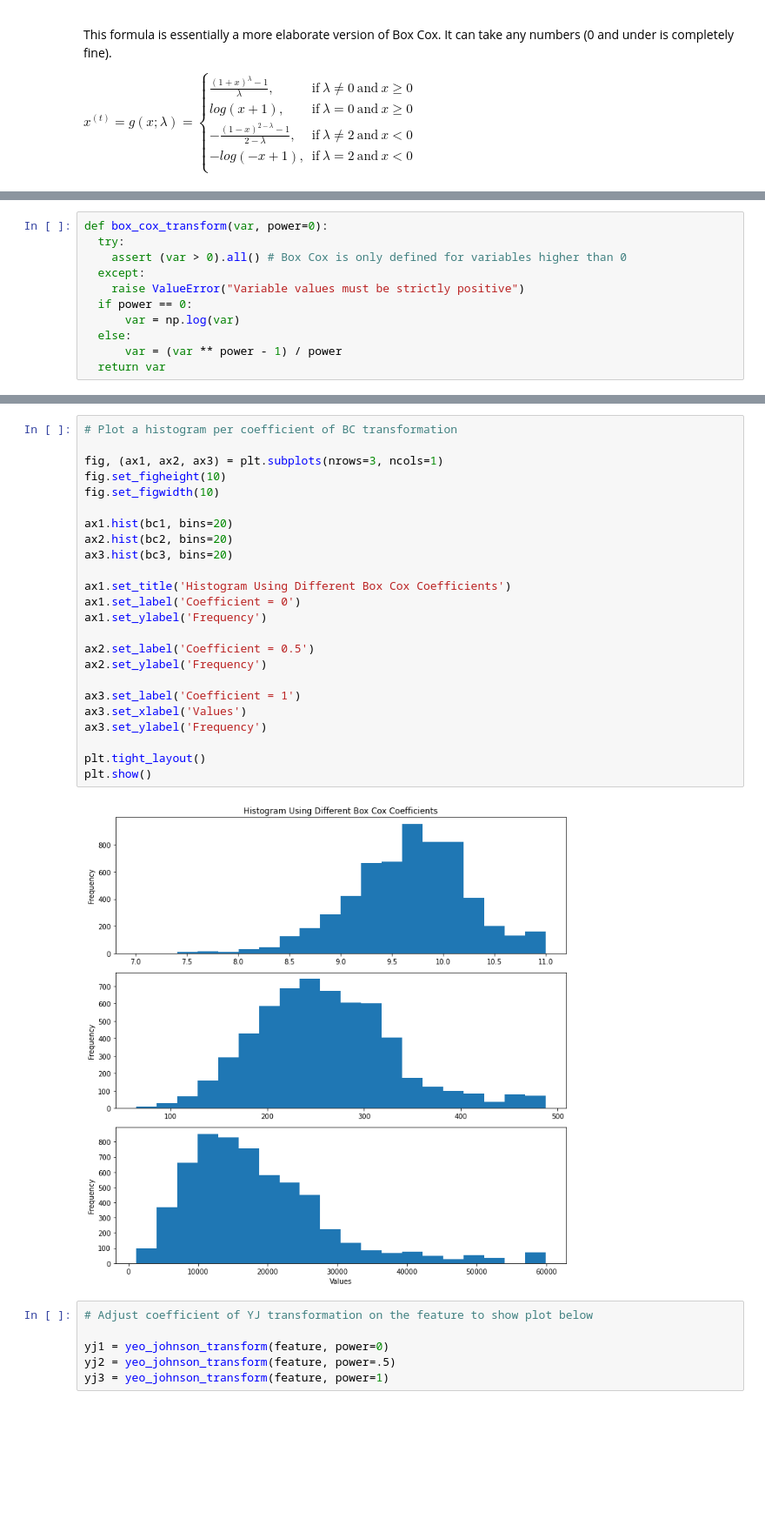
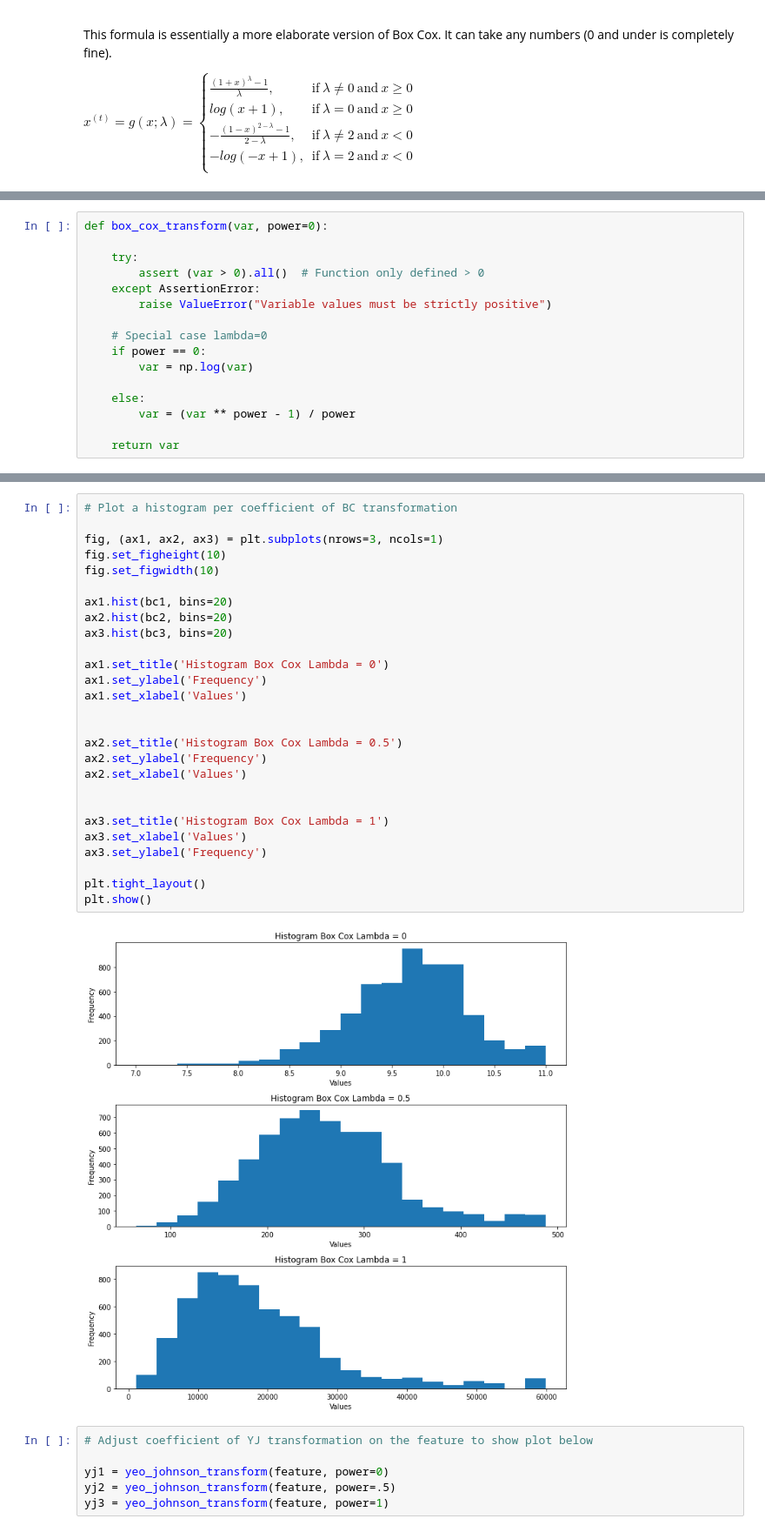
Before and after one commit to Humboldt-WI/bads, a Jupyter notebook: tutorials/9_nb_feature_engineering.ipynb, the cells around one changed output, grey strips where cells are left out. Shown at 87% size. Cells and saved outputs as stored; diff of their text form; blank space fills up the shorter version.

```diff
--- a/tutorials/9_nb_feature_engineering.ipynb
+++ b/tutorials/9_nb_feature_engineering.ipynb
@@ -348,13 +354,18 @@ The promise of the above power transformations is that they increase normality.
 # %%
 def box_cox_transform(var, power=0):
-  try:
-    assert (var > 0).all() # Box Cox is only defined for variables higher than 0
-  except:
-    raise ValueError("Variable values must be strictly positive")
-  if power == 0:
-      var = np.log(var)
-  else:
-      var = (var ** power - 1) / power
-  return var
+
+    try:
+        assert (var > 0).all()  # Function only defined > 0
+    except AssertionError:
+        raise ValueError("Variable values must be strictly positive")
+
+    # Special case lambda=0
+    if power == 0:
+        var = np.log(var)
+
+    else:
+        var = (var ** power - 1) / power
+
+    return var
 # %%
 def yeo_johnson_transform(var, power=1):
@@ -379,29 +408,32 @@ bc3 = box_cox_transform(feature+1, power=1)
 # %%
 # Plot a histogram per coefficient of BC transformation
 
 fig, (ax1, ax2, ax3) = plt.subplots(nrows=3, ncols=1)
 fig.set_figheight(10)
 fig.set_figwidth(10)
 
 ax1.hist(bc1, bins=20)
 ax2.hist(bc2, bins=20)
 ax3.hist(bc3, bins=20)
 
-ax1.set_title('Histogram Using Different Box Cox Coefficients')
-ax1.set_label('Coefficient = 0')
+ax1.set_title('Histogram Box Cox Lambda = 0')
 ax1.set_ylabel('Frequency')
+ax1.set_xlabel('Values')
 
-ax2.set_label('Coefficient = 0.5')
+
+ax2.set_title('Histogram Box Cox Lambda = 0.5')
 ax2.set_ylabel('Frequency')
+ax2.set_xlabel('Values')
 
-ax3.set_label('Coefficient = 1')
+
+ax3.set_title('Histogram Box Cox Lambda = 1')
 ax3.set_xlabel('Values')
 ax3.set_ylabel('Frequency')
 
 plt.tight_layout()
 plt.show()
 # %% [output]
-[figure, old version]
+[figure, new version]
 # %%
 # Adjust coefficient of YJ transformation on the feature to show plot below
 
```
Also changed, not shown: parts of 92 cells of this notebook.
